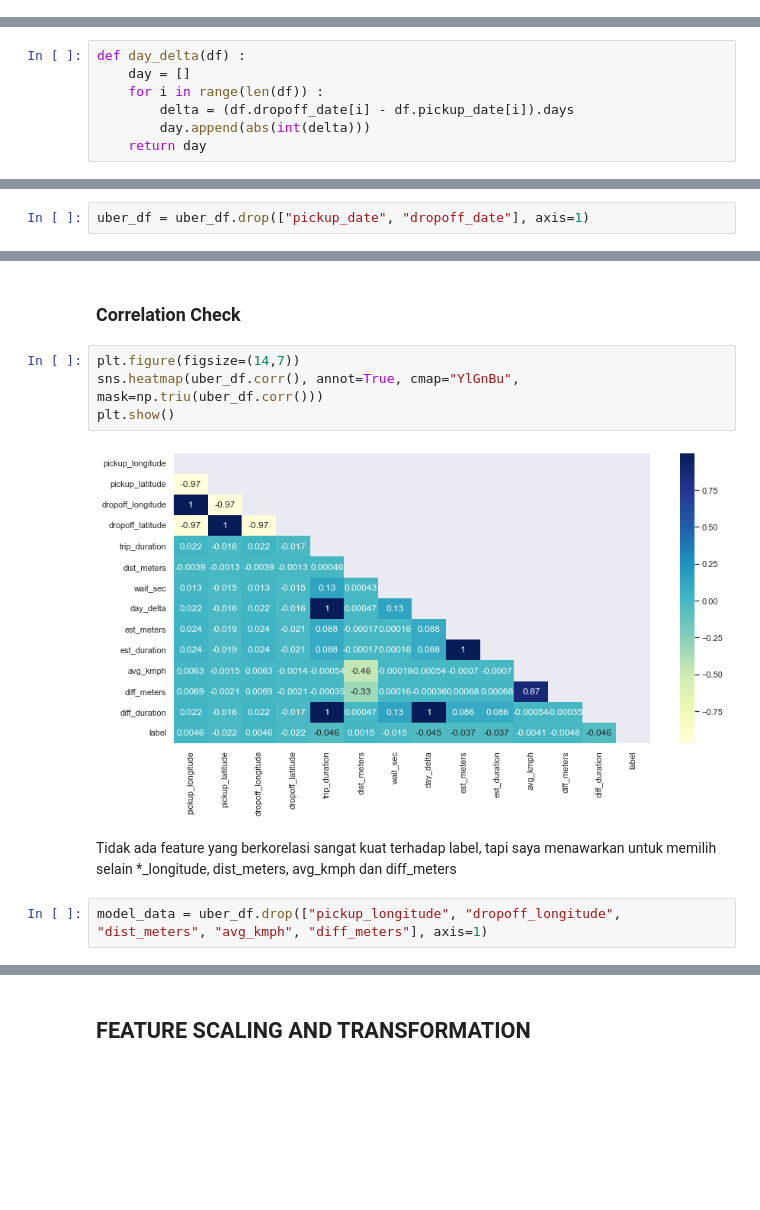
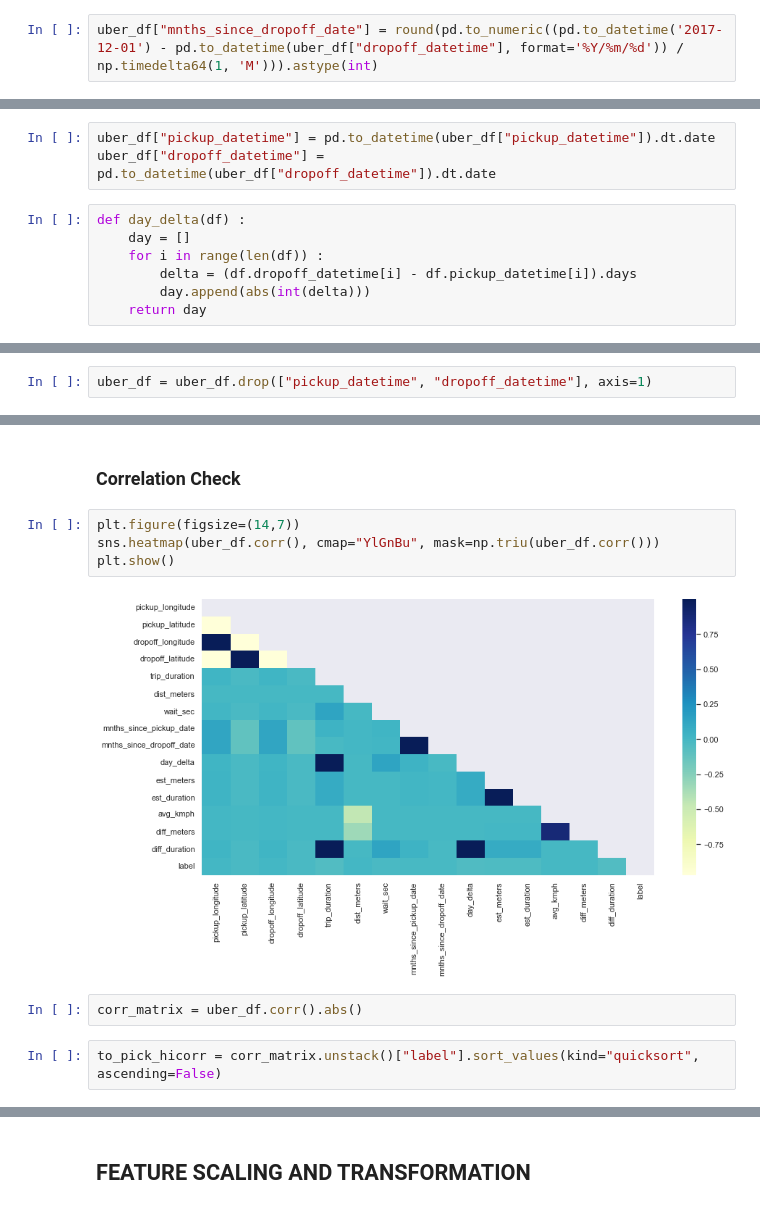
Before and after one commit to enricoroselino/uber-trip-classification, a Jupyter notebook: uber_trip_classification.ipynb, the cells around one changed output, grey strips where cells are left out. Cells and saved outputs as stored; diff of their text form; blank space fills up the shorter version.

```diff
--- a/uber_trip_classification.ipynb
+++ b/uber_trip_classification.ipynb
@@ -215,0 +197,2 @@ uber_df = uber_df.drop(["pickup_datetime", "dropoff_datetime"], axis=1)
+# %%
+uber_df["mnths_since_dropoff_date"] = round(pd.to_numeric((pd.to_datetime('2017-12-01') - pd.to_datetime(uber_df["dropoff_datetime"], format='%Y/%m/%d')) / np.timedelta64(1, 'M'))).astype(int)
@@ -216,16 +223,19 @@ uber_df = uber_df.drop(["pickup_datetime", "dropoff_datetime"], axis=1)
 # %% [markdown]
 Menghitung lama perjalanan berdasarkan hari
+# %%
+uber_df["pickup_datetime"] = pd.to_datetime(uber_df["pickup_datetime"]).dt.date
+uber_df["dropoff_datetime"] = pd.to_datetime(uber_df["dropoff_datetime"]).dt.date
 # %%
 def day_delta(df) :
     day = []
     for i in range(len(df)) :
-        delta = (df.dropoff_date[i] - df.pickup_date[i]).days
+        delta = (df.dropoff_datetime[i] - df.pickup_datetime[i]).days
         day.append(abs(int(delta)))
     return day
 # %%
 uber_df["day_delta"] = day_delta(uber_df)
 # %%
-uber_df = uber_df.drop(["pickup_date", "dropoff_date"], axis=1)
+uber_df = uber_df.drop(["pickup_datetime", "dropoff_datetime"], axis=1)
 # %% [markdown]
 ### est_meters
 Membuat estimasi jarak menyetir sesungguhnya, bukan jarak antar 2 titik koordinat
@@ -486,11 +496,11 @@ Tidak ada data yang hilang / tidak sesuai jadi tidak perlu ditindaklanjuti
 ### Correlation Check
 # %%
 plt.figure(figsize=(14,7))
-sns.heatmap(uber_df.corr(), annot=True, cmap="YlGnBu", mask=np.triu(uber_df.corr()))
+sns.heatmap(uber_df.corr(), cmap="YlGnBu", mask=np.triu(uber_df.corr()))
 plt.show()
 # %% [output]
-[figure, old version]
+[figure, new version]
-# %% [markdown]
-Tidak ada feature yang berkorelasi sangat kuat terhadap label, tapi saya menawarkan untuk memilih selain *_longitude, dist_meters, avg_kmph dan diff_meters
-# %%
-model_data = uber_df.drop(["pickup_longitude", "dropoff_longitude", "dist_meters", "avg_kmph", "diff_meters"], axis=1)
+# %%
+corr_matrix = uber_df.corr().abs()
+# %%
+to_pick_hicorr = corr_matrix.unstack()["label"].sort_values(kind="quicksort", ascending=False)
```
Also changed, not shown: parts of 56 cells of this notebook.
